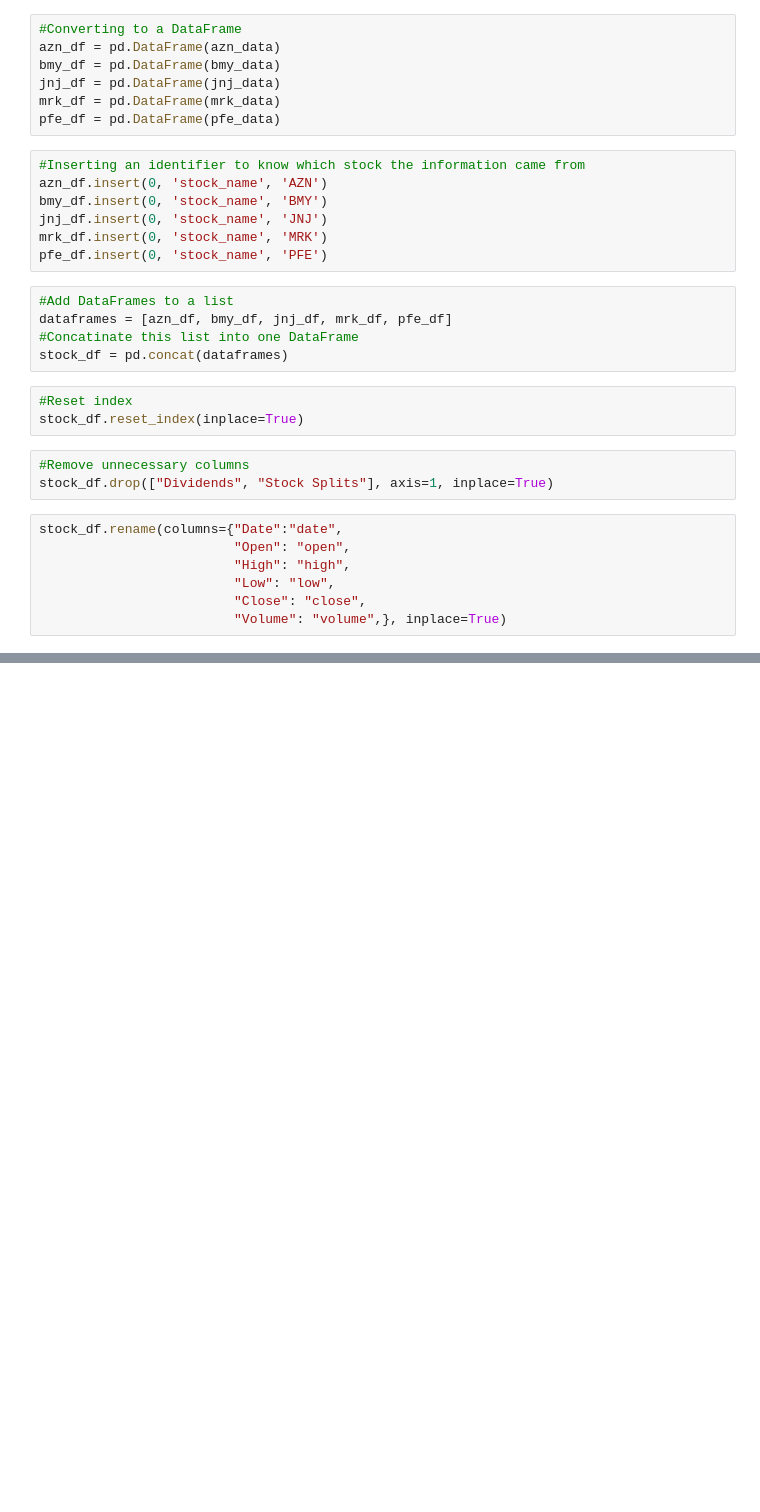
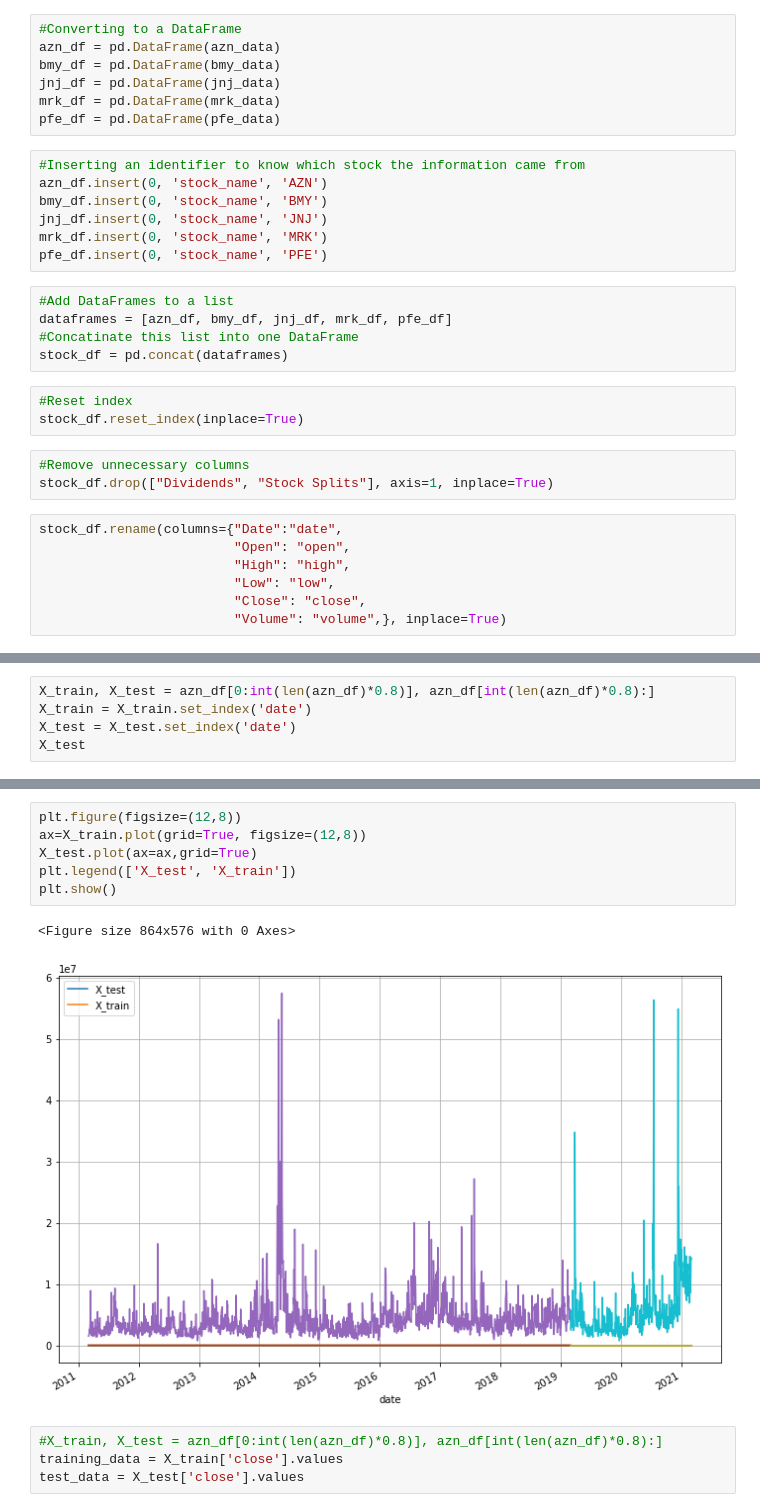
Before and after one commit to gabrielmacey/Pharma_Stock_ML, a Jupyter notebook: Stock_data.ipynb, the cells around one changed output, grey strips where cells are left out. Cells and saved outputs as stored; diff of their text form; blank space fills up the shorter version.

```diff
--- a/Stock_data.ipynb
+++ b/Stock_data.ipynb
@@ -76,0 +158,5 @@ stock_df
+# %%
+X_train, X_test = azn_df[0:int(len(azn_df)*0.8)], azn_df[int(len(azn_df)*0.8):]
+X_train = X_train.set_index('date')
+X_test = X_test.set_index('date')
+X_test
@@ -76,0 +178,13 @@ stock_df
+# %%
+plt.figure(figsize=(12,8))
+ax=X_train.plot(grid=True, figsize=(12,8))
+X_test.plot(ax=ax,grid=True)
+plt.legend(['X_test', 'X_train'])
+plt.show()
+# %% [output]
+<Figure size 864x576 with 0 Axes>
+[figure, added]
+# %%
+#X_train, X_test = azn_df[0:int(len(azn_df)*0.8)], azn_df[int(len(azn_df)*0.8):]
+training_data = X_train['close'].values
+test_data = X_test['close'].values
```
Also changed, not shown: parts of 15 cells of this notebook.
